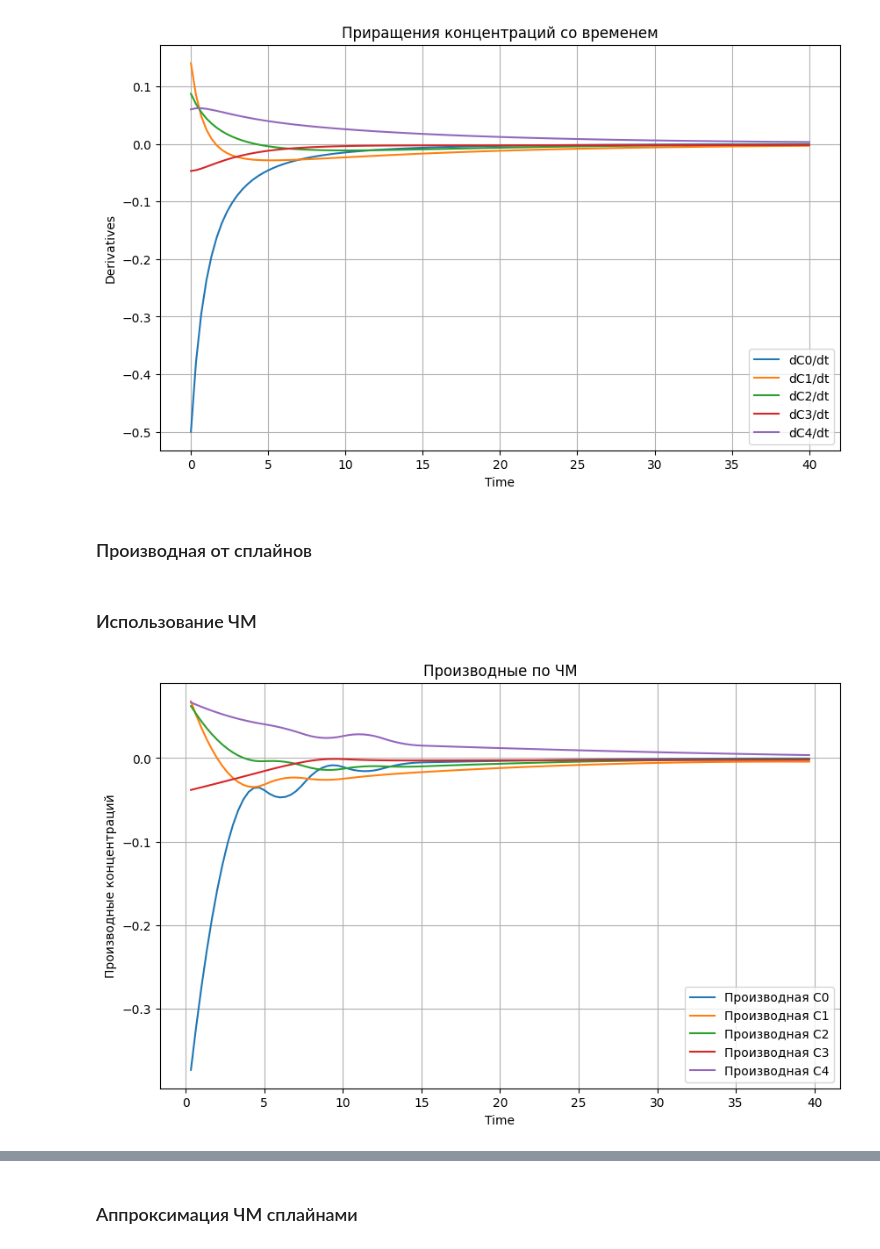
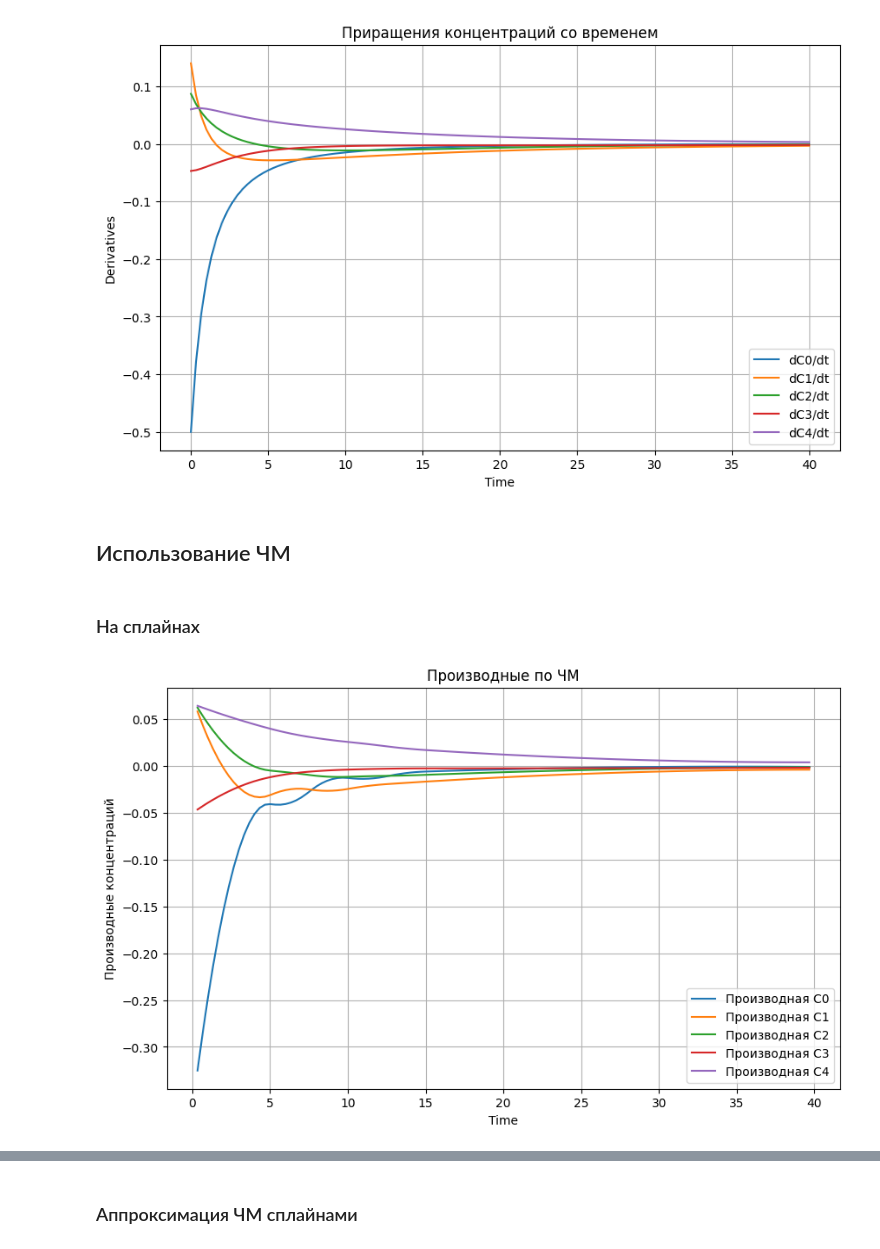
Before and after one commit to Lirik-17/Chemistry, a Jupyter notebook: MY_WORK/My_chem_gen/experiments/11_modif_stochiometric_matrix.ipynb, the cells around one changed output, grey strips where cells are left out. Cells and saved outputs as stored; diff of their text form; code cells hidden in the pictures.

```diff
--- a/MY_WORK/My_chem_gen/experiments/11_modif_stochiometric_matrix.ipynb
+++ b/MY_WORK/My_chem_gen/experiments/11_modif_stochiometric_matrix.ipynb
@@ -124,8 +124,8 @@ y_noisy = sol.y.copy()
 # Генерация шума и его добавление
 np.random.seed(3)
 
-noise = np.random.normal(0, noise_level * np.abs(y_noisy))          #  это шум
-y_noisy += noise                                                    #  это шум
+# noise = np.random.normal(0, noise_level * np.abs(y_noisy))          #  это шум
+# y_noisy += noise                                                    #  это шум
 
 # Построение графиков
 plt.figure(figsize=(13, 8))
@@ -215,30 +215,30 @@ plt.grid()
 plt.show()
 # %% [output]
 [figure]
-# %% [markdown]
-### Производная от сплайнов
 # %% [markdown]
-### Использование ЧМ
+## Использование ЧМ
+# %% [markdown]
+### На сплайнах
 # %%
 # Построение графиков
 plt.figure(figsize=(10, 6))
 
 h = tsteps[1] - tsteps[0]
-dCdt_NM = np.zeros_like(dCdt_TRUE)
+dCdt_NM_for_approx = np.zeros_like(dCdt_TRUE)
 
 for i, spl in enumerate(splines):
-    dCdt_NM[i][1:-1] = (spl(tsteps[2:]) - spl(tsteps[:-2])) / (2 * h)    # центральная разность
-    dCdt_NM[i][0] = (spl(tsteps[1]) - spl(tsteps[0])) / h                # левая разность
-    dCdt_NM[i][-1] = (spl(tsteps[-1]) - spl(tsteps[-2])) / h             # правая разность
+    dCdt_NM_for_approx[i][1:-1] = (spl(tsteps[2:]) - spl(tsteps[:-2])) / (2 * h)    # центральная разность
+    dCdt_NM_for_approx[i][0] = (spl(tsteps[1]) - spl(tsteps[0])) / h                # левая разность
+    dCdt_NM_for_approx[i][-1] = (spl(tsteps[-1]) - spl(tsteps[-2])) / h             # правая разность
 
     # Вывод на график
-    plt.plot(tsteps[1:-1], dCdt_NM[i][1:-1], label=f'Производная C{i}')
+    plt.plot(tsteps[1:-1], dCdt_NM_for_approx[i][1:-1], label=f'Производная C{i}')
 
 plt.xlabel('Time')
 plt.ylabel('Производные концентраций')
 plt.title('Производные по ЧМ')
 plt.legend()
 plt.grid()
 plt.show()
 # %% [output]
-[figure, old version]
+[figure, new version]
```
Also changed, not shown: parts of 6 cells of this notebook, 1 other file.
